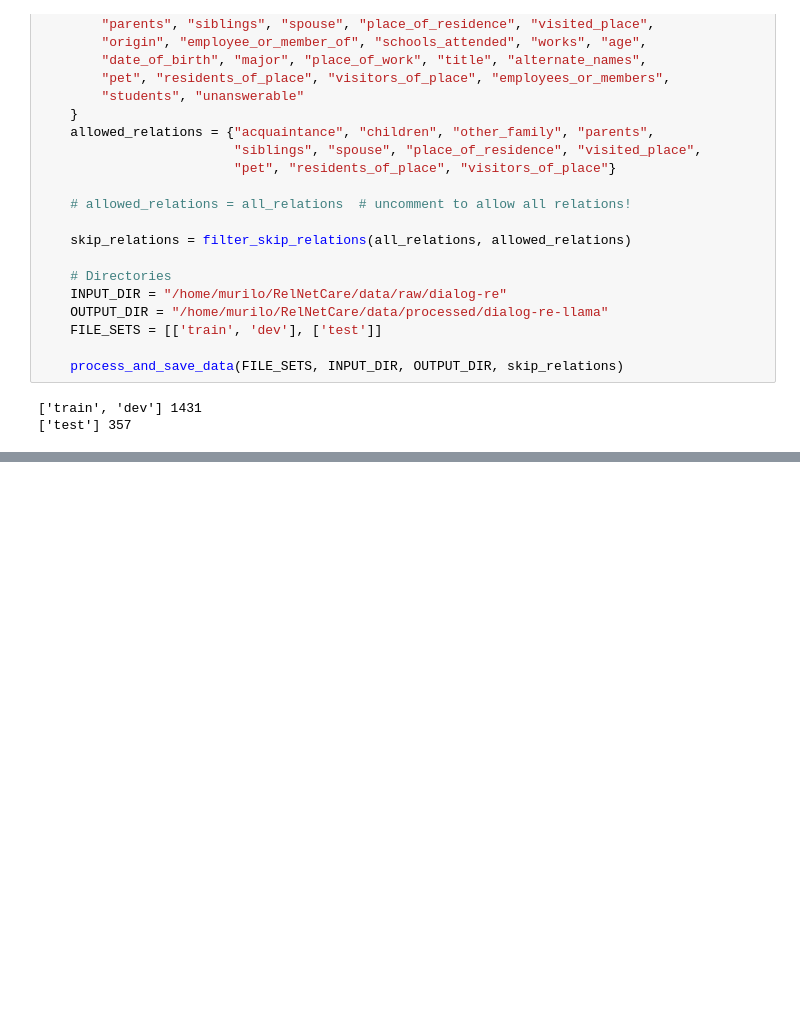
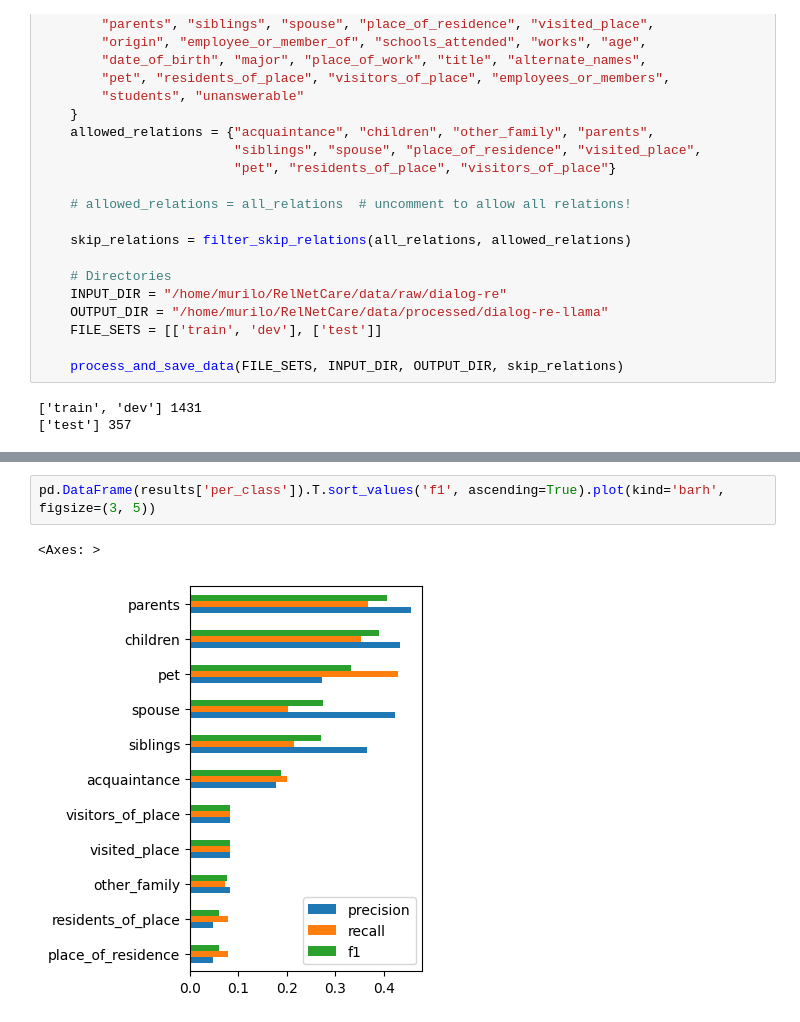
Before and after one commit to murilobellatini/RelNetCare, a Jupyter notebook: reports/02_data_transformation/develop-dialogre-to-llm-format.ipynb, the cells around one changed output, grey strips where cells are left out. Saved outputs shown, nothing was run; the diff lists cells and outputs as text; blank space fills up the shorter version.

```diff
--- a/reports/02_data_transformation/develop-dialogre-to-llm-format.ipynb
+++ b/reports/02_data_transformation/develop-dialogre-to-llm-format.ipynb
@@ -108,0 +278,5 @@ if __name__ == '__main__':
+# %%
+pd.DataFrame(results['per_class']).T.sort_values('f1', ascending=True).plot(kind='barh', figsize=(3, 5))
+# %% [output]
+<Axes: >
+[figure, added]
```
Also changed, not shown: parts of 8 cells of this notebook.
